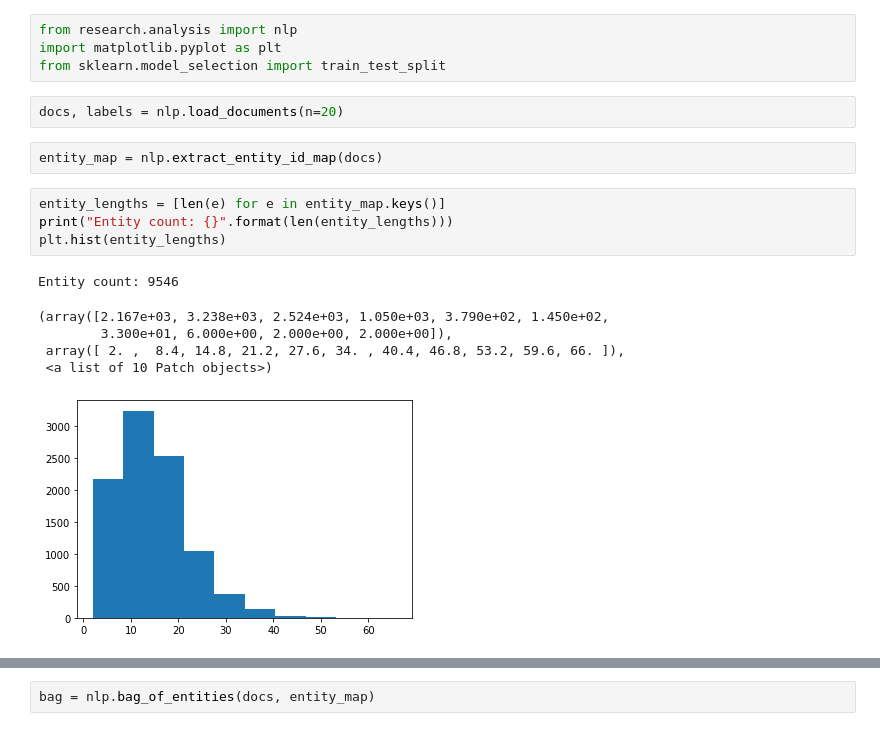
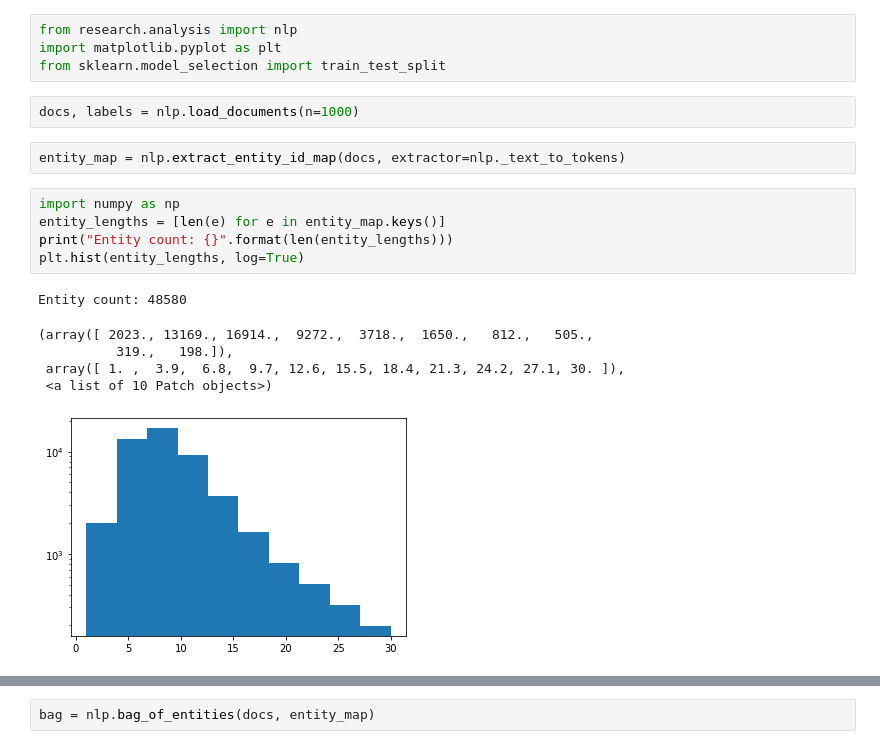
Before and after one commit to jecolasurdo/rallymomentumindex, a Jupyter notebook: Scratchpad.ipynb, the cells around one changed output, grey strips where cells are left out. Drawn from its saved outputs; the diff is of its cells as text.

```diff
--- a/Scratchpad.ipynb
+++ b/Scratchpad.ipynb
@@ -3,17 +3,18 @@ from research.analysis import nlp
 import matplotlib.pyplot as plt
 from sklearn.model_selection import train_test_split
 # %%
-docs, labels = nlp.load_documents(n=20)
+docs, labels = nlp.load_documents(n=1000)
 # %%
-entity_map = nlp.extract_entity_id_map(docs)
+entity_map = nlp.extract_entity_id_map(docs, extractor=nlp._text_to_tokens)
 # %%
+import numpy as np
 entity_lengths = [len(e) for e in entity_map.keys()]
 print("Entity count: {}".format(len(entity_lengths)))
-plt.hist(entity_lengths)
+plt.hist(entity_lengths, log=True)
 # %% [output]
-Entity count: 9546
+Entity count: 48580
-(array([2.167e+03, 3.238e+03, 2.524e+03, 1.050e+03, 3.790e+02, 1.450e+02,
-        3.300e+01, 6.000e+00, 2.000e+00, 2.000e+00]),
- array([ 2. ,  8.4, 14.8, 21.2, 27.6, 34. , 40.4, 46.8, 53.2, 59.6, 66. ]),
+(array([ 2023., 13169., 16914.,  9272.,  3718.,  1650.,   812.,   505.,
+          319.,   198.]),
+ array([ 1. ,  3.9,  6.8,  9.7, 12.6, 15.5, 18.4, 21.3, 24.2, 27.1, 30. ]),
  <a list of 10 Patch objects>)
-[figure, old version]
+[figure, new version]
```
Also changed, not shown: parts of 9 cells of this notebook, 1 other file.
